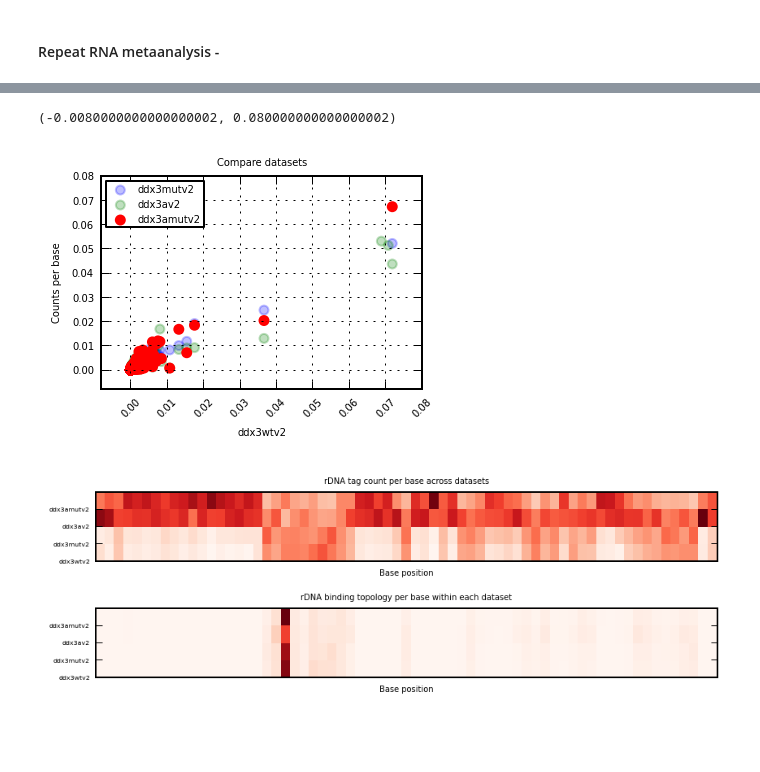
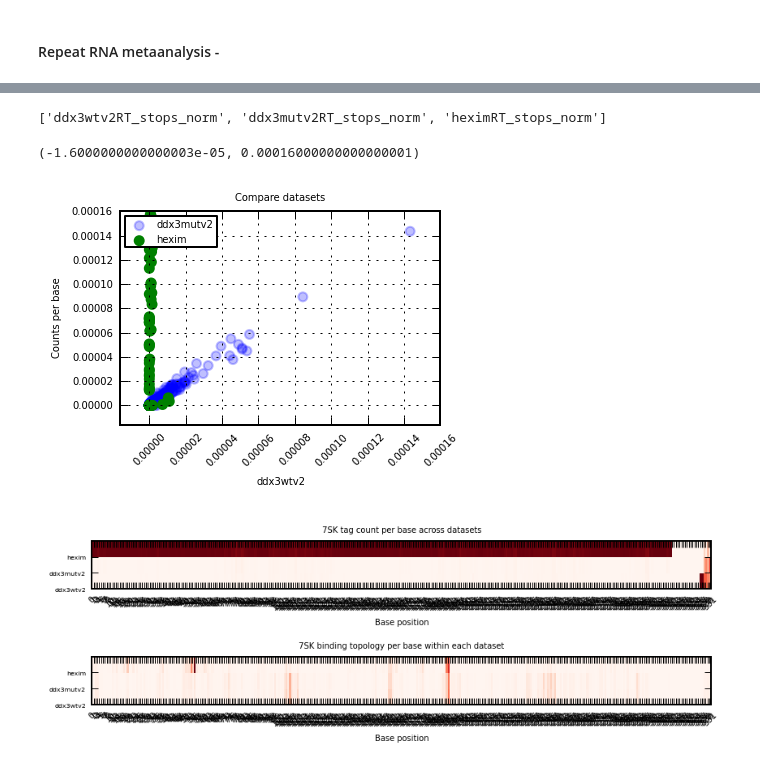
Before and after one commit to lmart999/Sandbox, a Jupyter notebook: fast_iCLIP_metaanalysis.ipynb, the cells around one changed output, grey strips where cells are left out. Saved outputs shown, nothing was run; the diff lists cells and outputs as text; code cells hidden in the pictures; blank space fills up the shorter version.

```diff
--- a/fast_iCLIP_metaanalysis.ipynb
+++ b/fast_iCLIP_metaanalysis.ipynb
@@ -186,10 +186,14 @@ def getRepeatRNAData(repeatName,filePaths,binSize,flag):
     # Dataframe, column names for normalized data, start index postion
     return (storageDF,colNamesForExtraction,coords[0][0])
 # %%
-# *** INPUT ***
+# *** INPUT: SPECIFY repeat RNA ***
 repeatName='rDNA'
+repeatName='7SK'
+
+# *** INPUT: SPECIFY DATASET ***
 target='ddx3wtv2'
-toCompare=['ddx3mutv2','ddx3av2','ddx3amutv2']
+# *** INPUT: SPECIFY DATASETS TO COMPARE TO TARGET ***
+toCompare=['ddx3mutv2','hexim']
 filePaths=[os.getcwd() + '/results/%s/'%sampleName for sampleName in [target]+toCompare]
 
 # - Repeat annotation -
@@ -228,3 +242,7 @@ plt.tight_layout()
+# %%
+colNamesForExtraction
+# %% [output]
+['ddx3wtv2RT_stops_norm', 'ddx3mutv2RT_stops_norm', 'heximRT_stops_norm']
 # %%
 # - Scatterplot -
 plt.subplot2grid((4,4),(0,2),colspan=2,rowspan=2)
@@ -236,7 +254,7 @@ for i in range(0,len(toCompare)):
         alpha=1
     else:
         alpha=0.25
-    plt.scatter(np.array(storageDF_scatter[colNamesForExtraction[0]]),np.array(storageDF_scatter[colNamesForExtraction[i+1]]),color=colors[i],alpha=alpha,label=toCompare[i])
+    plt.scatter(np.array(storageDF[colNamesForExtraction[0]]),np.array(storageDF[colNamesForExtraction[i+1]]),color=colors[i],alpha=alpha,label=toCompare[i])
 plt.xlabel("%s"%target,fontsize=5)
 plt.ylabel("Counts per base",fontsize=5)
 plt.title('Compare datasets',fontsize=5)
@@ -250,16 +268,16 @@ maxVal=yMax
 plt.xlim(-0.1*maxVal,maxVal)
 plt.ylim(-0.1*maxVal,maxVal)
 # %% [output]
-(-0.0080000000000000002, 0.080000000000000002)
+(-1.6000000000000003e-05, 0.00016000000000000001)
-[figure, old version]
+[figure, new version]
 # %%
 # - Heatmap -
 plt.subplot2grid((4,4),(2,0),colspan=4,rowspan=1)
 # *** rDNA ***
-if repeatName=='rDNA':
-    binsize=200
+if repeatName!='7SK':
+    binsize=1
 else:
-    binsize=5
+    binsize=1
 recordSequence=0
 storageDF_rawData,colNamesForExtraction,startIndexPosition=getRepeatRNAData(repeatName,filePaths,binsize,recordSequence)
 # Make absolute start base of the RNA the index
@@ -311,31 +329,31 @@ if cutoffBase:
     indexer=np.array(absoluteBases)<cutoffBase
     storageDF=storageDF.loc[indexer,:]
 # Normalize across each dataset
 DF=storageDF.div(storageDF.sum(axis=0),axis=1)
 DF.fillna(0,inplace=True) # Any bases positions with no reads get corrected
 # Make plot
 DF=DF.transpose()
 clipStorage=np.array(DF)
 sampleLabels=np.array(DF.index)
 baseLabels=np.array(DF.columns)
 p=plt.pcolormesh(clipStorage,cmap='Reds')
 locs,labels=plt.xticks(range(baseLabels.size),baseLabels)
 plt.setp(labels, rotation=45, fontsize=5)
 if repeatName=='rDNA':
     plt.tick_params(\
     axis='x',          # changes apply to the x-axis
     which='both',      # both major and minor ticks are affected
     bottom='off',      # ticks along the bottom edge are off
     top='off',         # ticks along the top edge are off
     labelbottom='off') # labels along the bottom edge are off
 plt.xlabel('Base position',fontsize=5)
 plt.xlim([0,len(baseLabels)])
 sampleLabels=np.array([samLabel.split('RT_stops_norm')[0] for samLabel in sampleLabels]) # Shorten the labels
 locs,labels=plt.yticks(range(sampleLabels.size),sampleLabels)
 plt.setp(labels, fontsize=4)
 plt.ylim(0,len(sampleLabels))
 plt.title('%s binding topology per base within each dataset'%repeatName,fontsize=5)
 
 plt.tight_layout()
 # %% [output]
-[figure, old version]
+[figure, new version]
```
Also changed, not shown: parts of 2 cells of this notebook.
